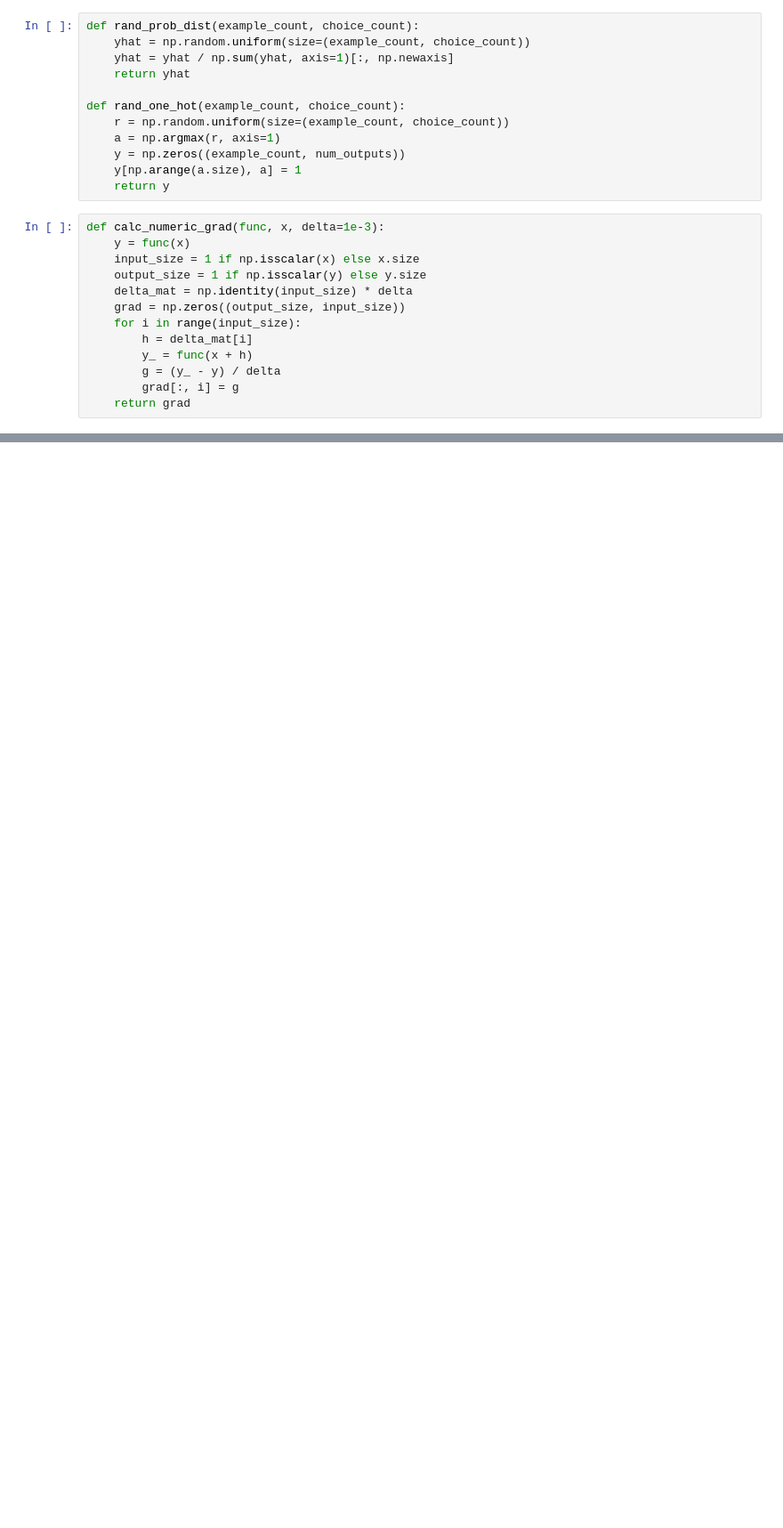
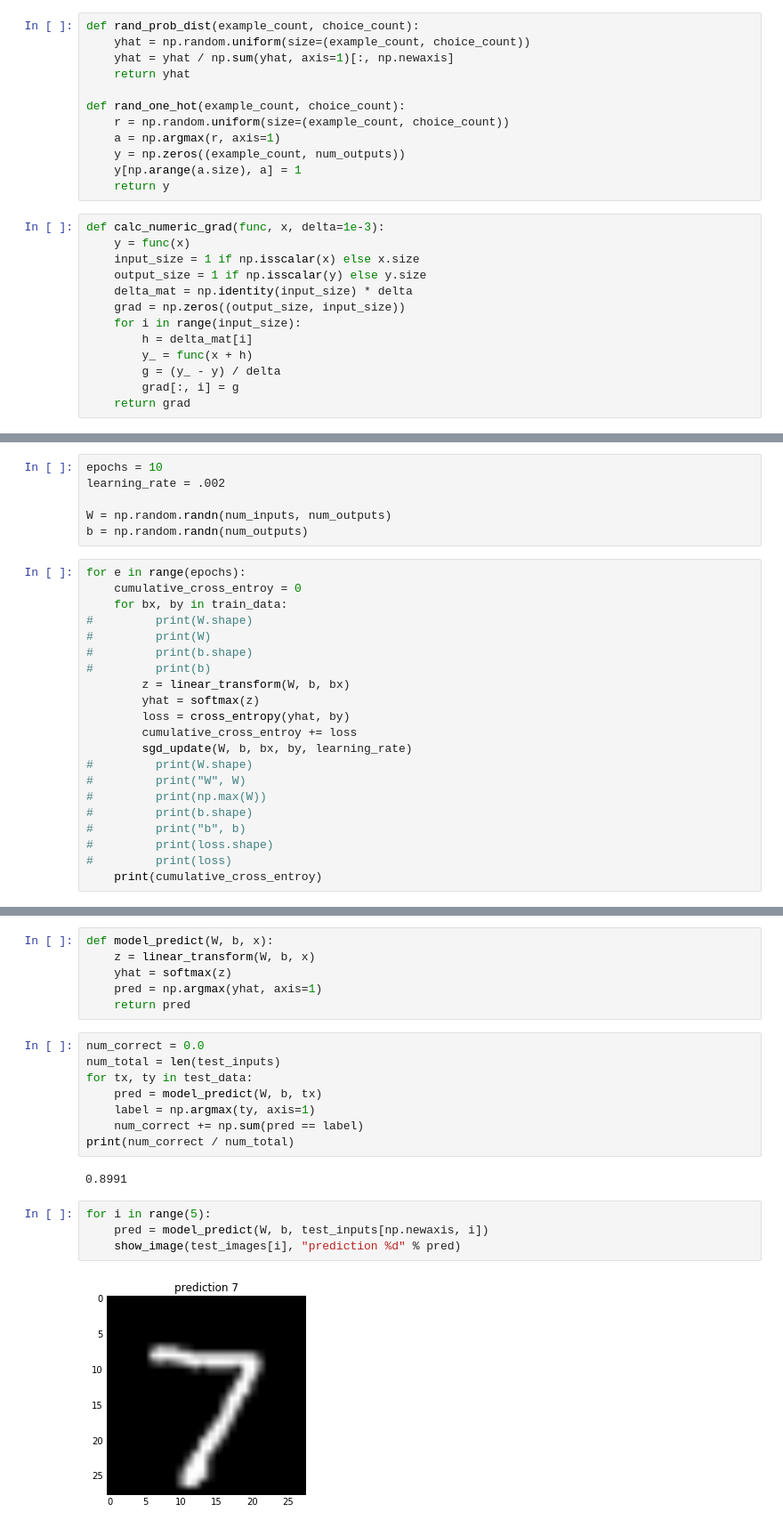
Before and after one commit to wlxiong/learn-ml-the-hard-way, a Jupyter notebook: 3-multiclass-logistic-regression.ipynb, the cells around one changed output, grey strips where cells are left out. Shown at 89% size. Saved outputs shown, nothing was run; the diff lists cells and outputs as text; blank space fills up the shorter version.

```diff
--- a/3-multiclass-logistic-regression.ipynb
+++ b/3-multiclass-logistic-regression.ipynb
@@ -249,0 +268,27 @@ learning_rate = .001
+# %%
+epochs = 10
+learning_rate = .002
+
+W = np.random.randn(num_inputs, num_outputs)
+b = np.random.randn(num_outputs)
+# %%
+for e in range(epochs):
+    cumulative_cross_entroy = 0
+    for bx, by in train_data:
+#         print(W.shape)
+#         print(W)
+#         print(b.shape)
+#         print(b)
+        z = linear_transform(W, b, bx)
+        yhat = softmax(z)
+        loss = cross_entropy(yhat, by)
+        cumulative_cross_entroy += loss
+        sgd_update(W, b, bx, by, learning_rate)
+#         print(W.shape)
+#         print("W", W)
+#         print(np.max(W))
+#         print(b.shape)
+#         print("b", b)
+#         print(loss.shape)
+#         print(loss)
+    print(cumulative_cross_entroy)
@@ -249,0 +306,22 @@ learning_rate = .001
+# %%
+def model_predict(W, b, x):
+    z = linear_transform(W, b, x)
+    yhat = softmax(z)
+    pred = np.argmax(yhat, axis=1)
+    return pred
+# %%
+num_correct = 0.0
+num_total = len(test_inputs)
+for tx, ty in test_data:
+    pred = model_predict(W, b, tx)
+    label = np.argmax(ty, axis=1)
+    num_correct += np.sum(pred == label)
+print(num_correct / num_total)
+# %% [output]
+0.8991
+# %%
+for i in range(5):
+    pred = model_predict(W, b, test_inputs[np.newaxis, i])
+    show_image(test_images[i], "prediction %d" % pred)
+# %% [output]
+[figure, added]
```
Also changed, not shown: parts of 15 cells of this notebook.
